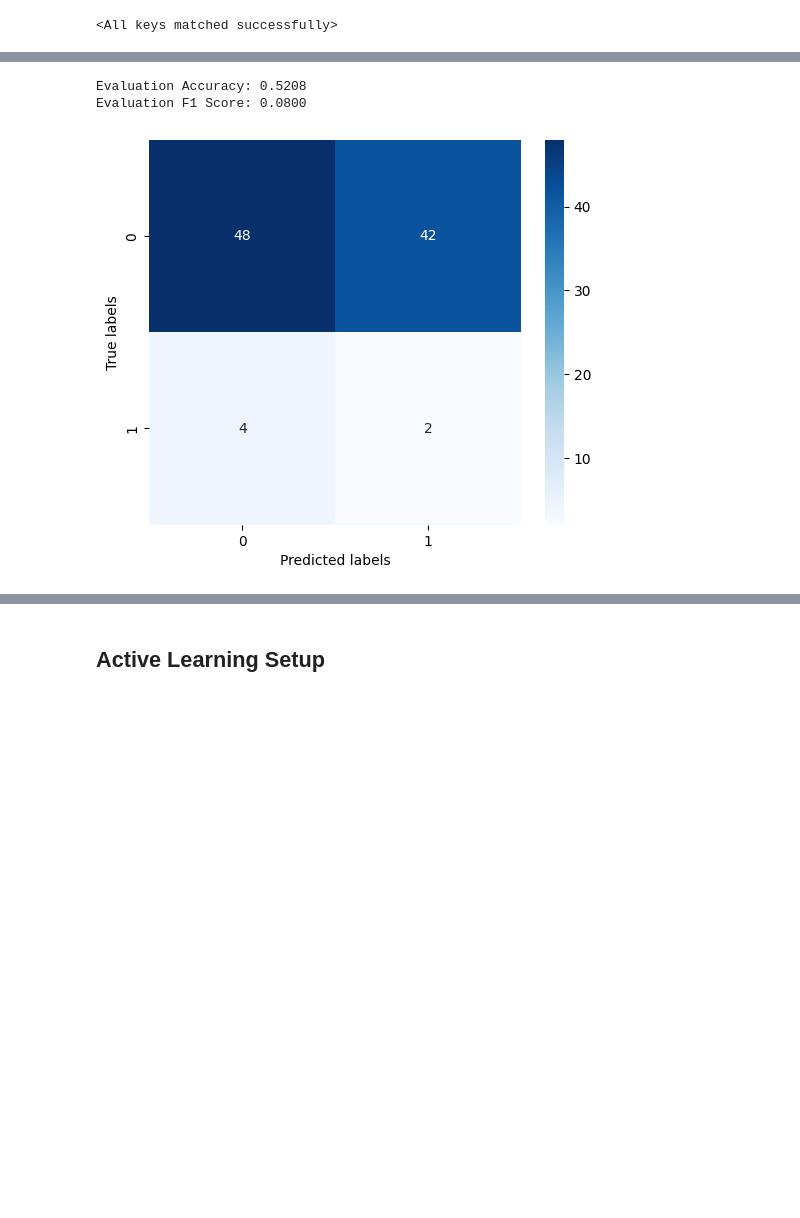
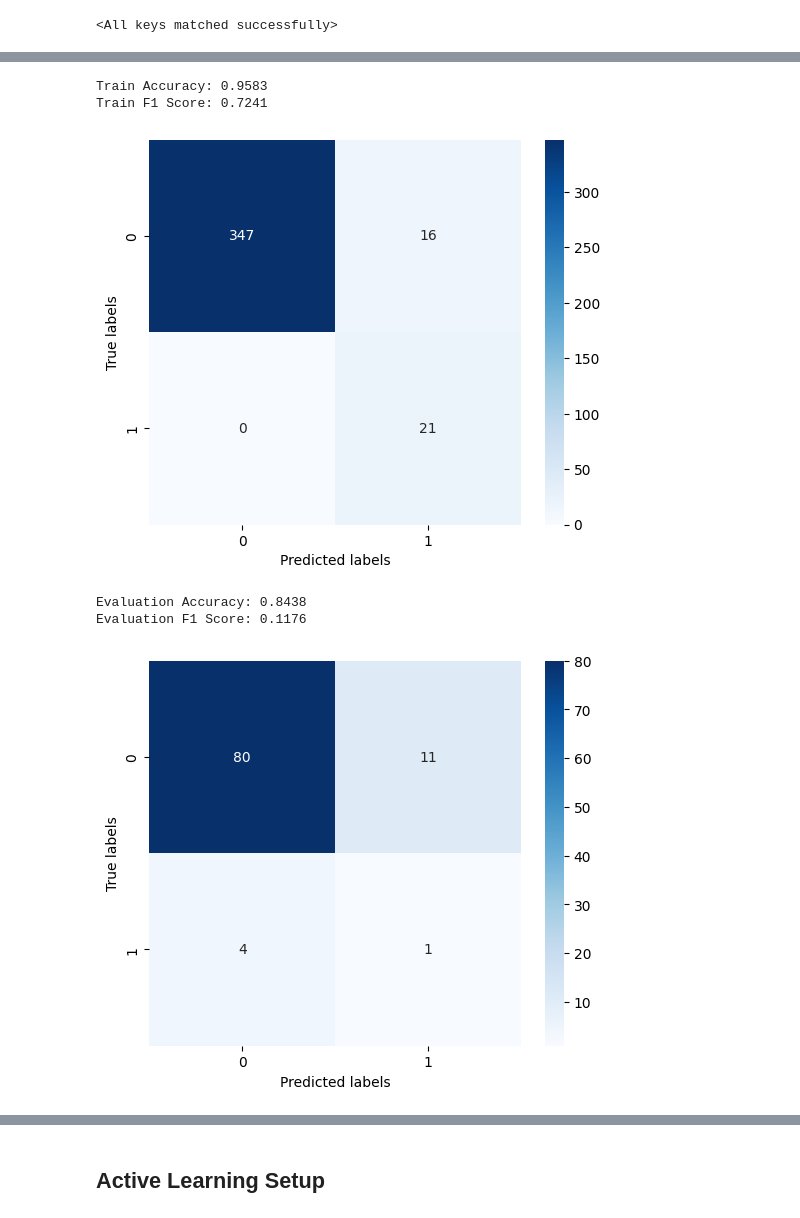
Before and after one commit to NaomiDerel/Image_Search, a Jupyter notebook: siamese_network.ipynb, the cells around one changed output, grey strips where cells are left out. Saved outputs shown, nothing was run; the diff lists cells and outputs as text; code cells hidden in the pictures; blank space fills up the shorter version.

Commit message:
evaluate models and log results, clean up saved models

```diff
--- a/siamese_network.ipynb
+++ b/siamese_network.ipynb
@@ -334,10 +336,10 @@ Model saved
 # %%
 # Load the trained model
-loaded_model = SiameseNetwork().to(device)
-loaded_model.load_state_dict(torch.load('active_learning_models/net_round3_1.pth', map_location=torch.device(device)))
+best_model = SiameseNetwork().to(device)
+best_model.load_state_dict(torch.load('active_learning_models/net_round3_2_best.pth', map_location=torch.device(device)))
 
-trained_model = SiameseNetwork().to(device)
-trained_model.load_state_dict(torch.load('active_learning_models/net_round3_2_final.pth', map_location=torch.device(device)))
+final_model = SiameseNetwork().to(device)
+final_model.load_state_dict(torch.load('active_learning_models/net_round3_2_final.pth', map_location=torch.device(device)))
 # %% [output]
 <All keys matched successfully>
 # %%
@@ -404,6 +411,10 @@ Train F1 Score: 0.1224
 # %%
-test_siamese_network(trained_model, eval_loader, "Evaluation")
+test_siamese_network(final_model, train_loader, "Train")
+test_siamese_network(final_model, eval_loader, "Evaluation")
 # %% [output]
-Evaluation Accuracy: 0.5208
-Evaluation F1 Score: 0.0800
+Train Accuracy: 0.9583
+Train F1 Score: 0.7241
-[figure, old version]
+[figure, new version]
+Evaluation Accuracy: 0.8438
+Evaluation F1 Score: 0.1176
+[figure, added]
```
Also changed, not shown: parts of 6 cells of this notebook, 14 other files.
